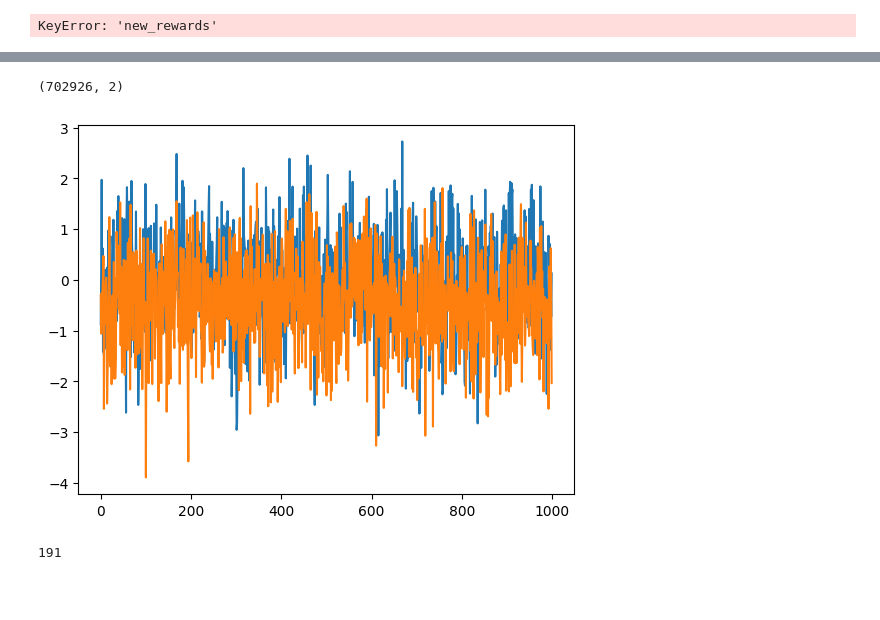
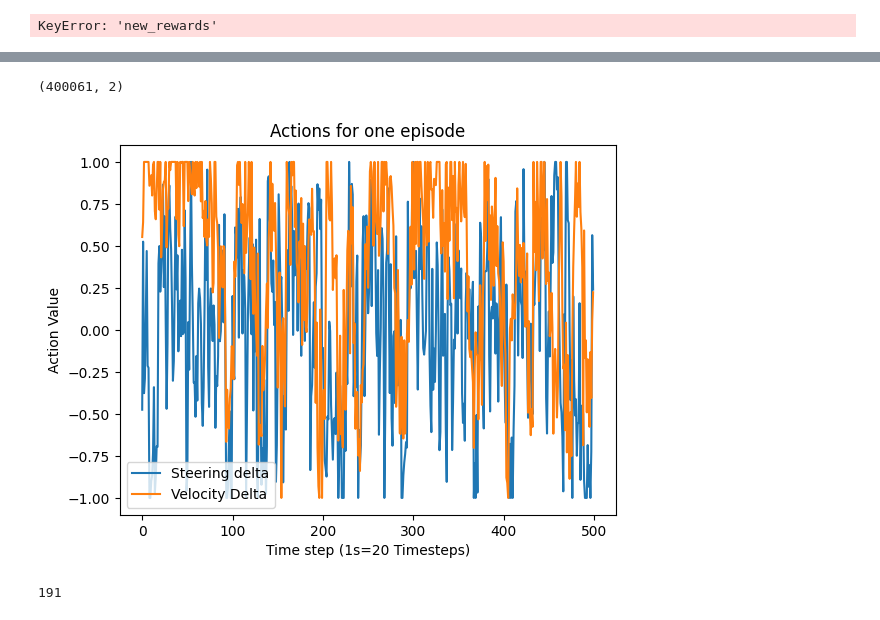
Before and after one commit to HyberionBrew/f110-sb3, a Jupyter notebook: analyze_dataset.ipynb, the cells around one changed output, grey strips where cells are left out. Saved outputs shown, nothing was run; the diff lists cells and outputs as text; code cells hidden in the pictures; blank space fills up the shorter version.

```diff
--- a/analyze_dataset.ipynb
+++ b/analyze_dataset.ipynb
@@ -3,4 +3,4 @@ import zarr
 import numpy as np
 import matplotlib.pyplot as plt
 # %%
-root = zarr.open('trajectories5.zarr', mode='r')
+root = zarr.open('trajectories_1112.zarr', mode='r')
@@ -20,12 +51,16 @@ KeyError: 'new_rewards'
 # %%
 print(root["actions"].shape)
 # plot the first 1000 actions
-plt.plot(root["actions"][:1000,0])
-plt.plot(root["actions"][:1000,1])
+plt.plot(root["actions"][:500,0])
+plt.plot(root["actions"][:500,1])
+plt.legend(["Steering delta", "Velocity Delta"])
+plt.title("Actions for one episode (delta, returned by agent)")
+plt.xlabel("Time step (1s=20 Timesteps)")
+plt.ylabel("Action Value")
 plt.show()
 # %% [output]
-(702926, 2)
+(400061, 2)
-[figure, old version]
+[figure, new version]
 # %%
 # count truncated
 print(np.sum(root["done"]))
```
Also changed, not shown: parts of 15 cells of this notebook, 4 other files.
